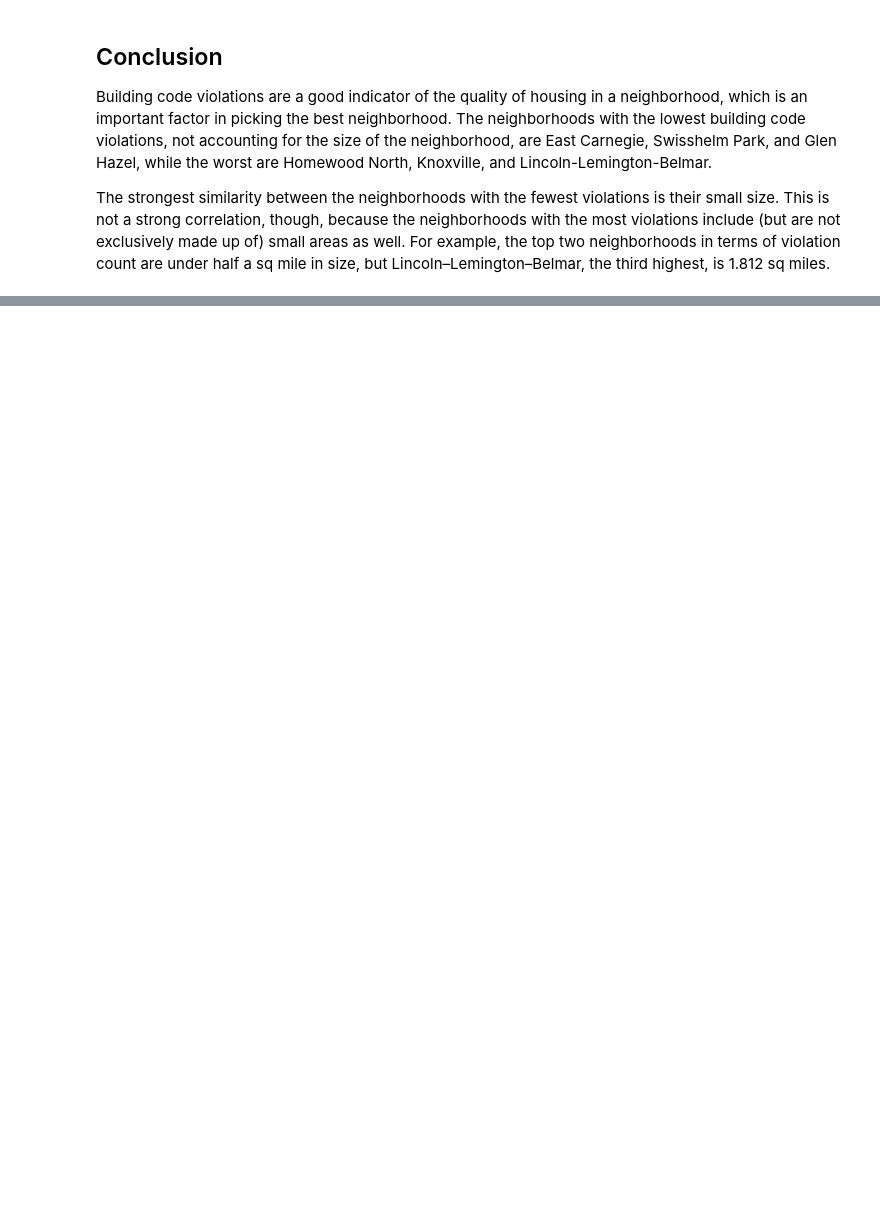
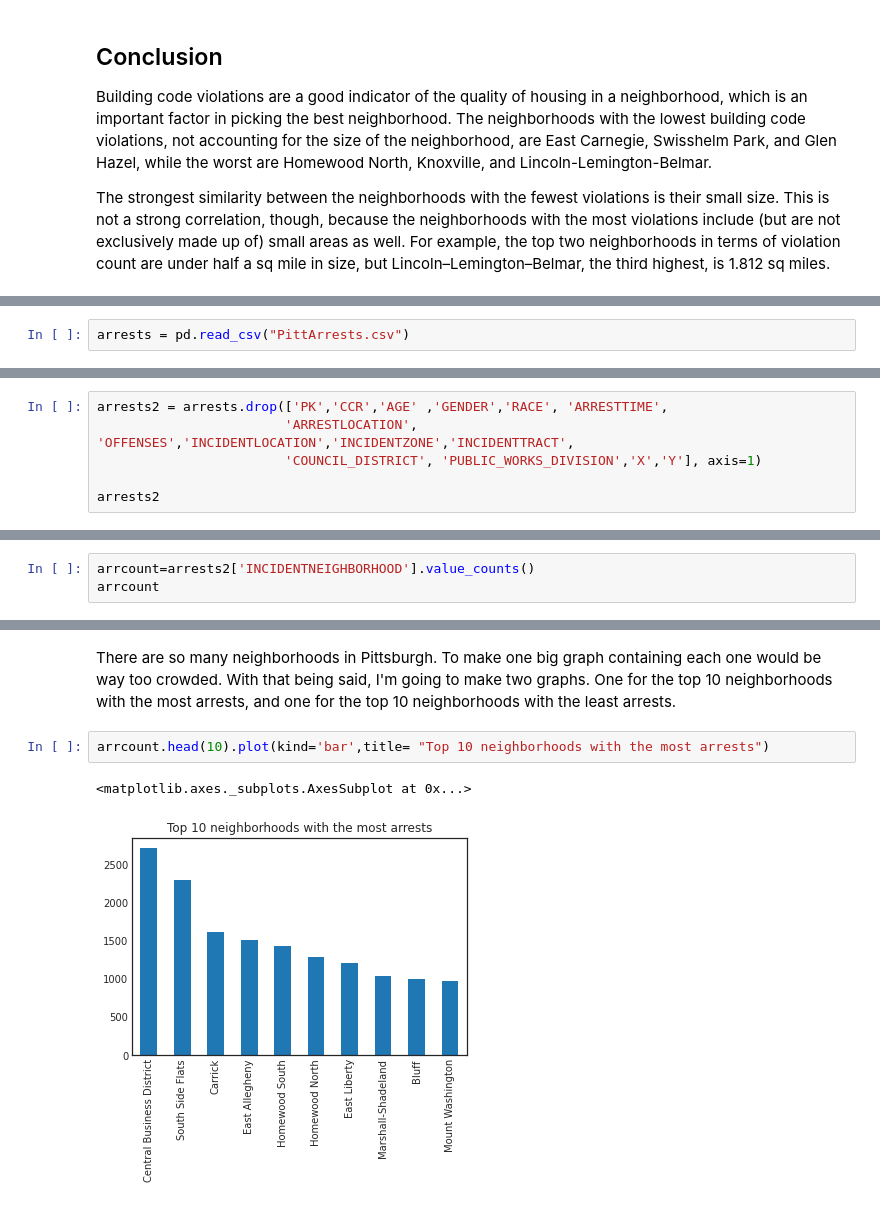
Before and after one commit to ijw6/best-neighborhood, a Jupyter notebook: presentation.ipynb, the cells around one changed output, grey strips where cells are left out. Saved outputs shown, nothing was run; the diff lists cells and outputs as text; blank space fills up the shorter version.

```diff
--- a/presentation.ipynb
+++ b/presentation.ipynb
@@ -67,0 +137,2 @@ for i,n in enumerate(vd):
+# %%
+arrests = pd.read_csv("PittArrests.csv")
@@ -67,0 +141,6 @@ for i,n in enumerate(vd):
+# %%
+arrests2 = arrests.drop(['PK','CCR','AGE' ,'GENDER','RACE', 'ARRESTTIME',
+                        'ARRESTLOCATION', 'OFFENSES','INCIDENTLOCATION','INCIDENTZONE','INCIDENTTRACT',
+                        'COUNCIL_DISTRICT', 'PUBLIC_WORKS_DIVISION','X','Y'], axis=1)
+
+arrests2
@@ -67,0 +163,3 @@ for i,n in enumerate(vd):
+# %%
+arrcount=arrests2['INCIDENTNEIGHBORHOOD'].value_counts()
+arrcount
@@ -67,0 +179,7 @@ for i,n in enumerate(vd):
+# %% [markdown]
+There are so many neighborhoods in Pittsburgh. To make one big graph containing each one would be way too crowded. With that being said, I'm going to make two graphs. One for the top 10 neighborhoods with the most arrests, and one for the top 10 neighborhoods with the least arrests.
+# %%
+arrcount.head(10).plot(kind='bar',title= "Top 10 neighborhoods with the most arrests")
+# %% [output]
+<matplotlib.axes._subplots.AxesSubplot at 0x...>
+[figure, added]
```
Also changed, not shown: parts of 32 cells of this notebook, 1 other file.
